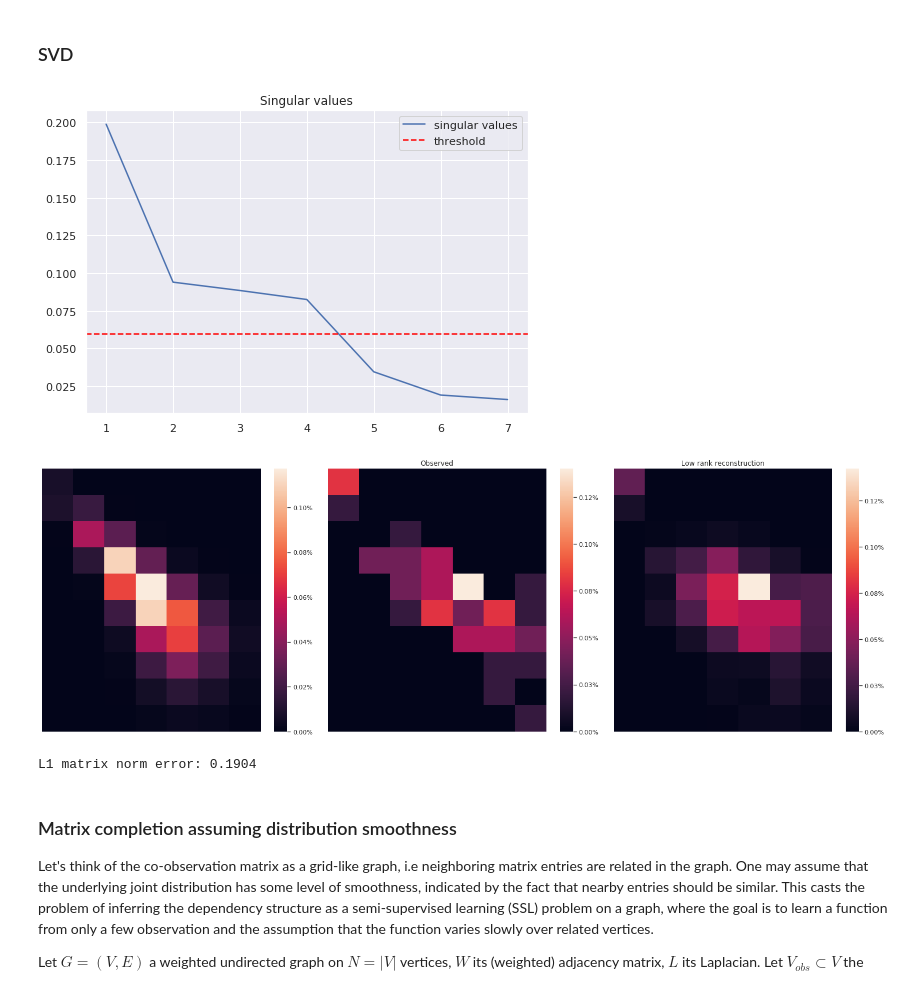
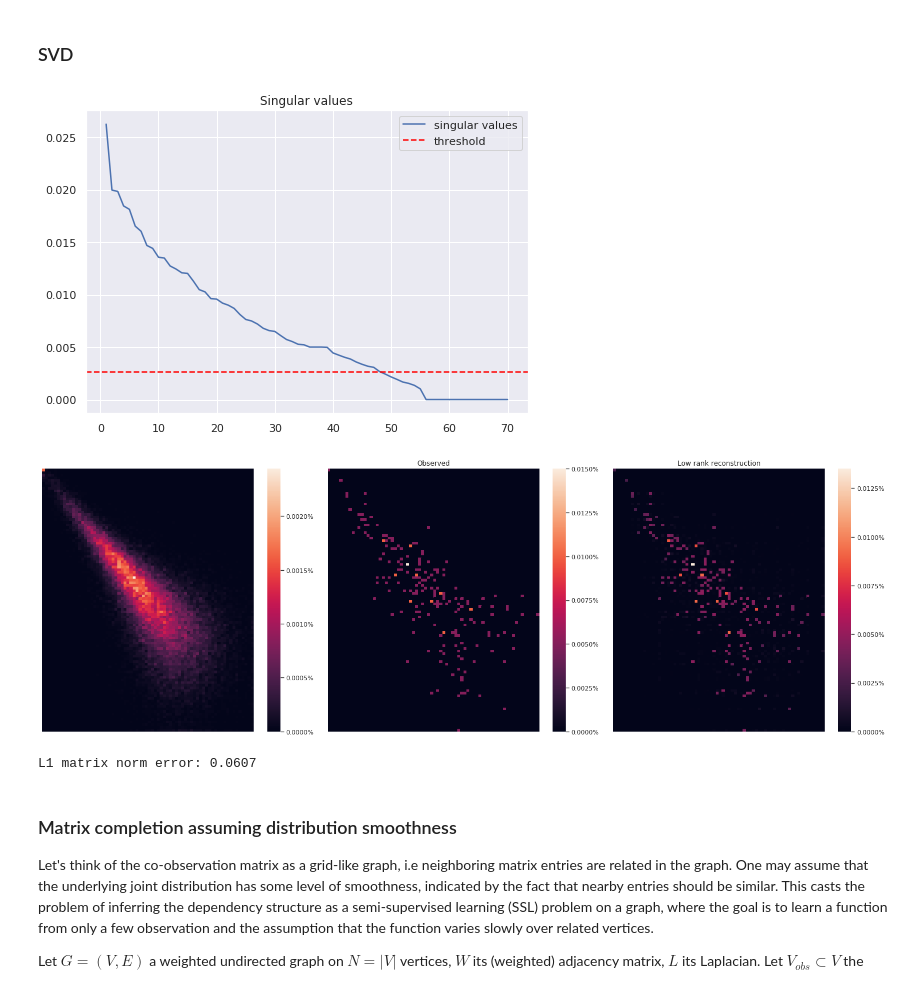
Before and after one commit to sauxpa/stochastic, a Jupyter notebook: examples/bivariate_copula_examples/joint_law_matrix_completion.ipynb, the cells around one changed output. Drawn from its saved outputs; the diff is of its cells as text; code cells hidden in the pictures.

```diff
--- a/examples/bivariate_copula_examples/joint_law_matrix_completion.ipynb
+++ b/examples/bivariate_copula_examples/joint_law_matrix_completion.ipynb
@@ -37,7 +37,7 @@ sigma_y = 1.0
 # Sample a large number of points for ground truth...
 N = int(5e4)
 # ... but observe only the first few
-n_obs = 50
+n_obs = 200
 
 X = np.random.normal(0, sigma_x, size=N)
 Y = np.random.normal(0, sigma_y, size=N)
@@ -111,8 +111,8 @@ with sns.axes_style('darkgrid'):
 
 To simulate discrete data, we bin the samples (as in a histogram).
 # %%
-n_bins_x = 10
-n_bins_y = 7
+n_bins_x = 100
+n_bins_y = 70
 
 H_ground_truth, _, _ = np.histogram2d(X_sim, Y_sim, bins=[n_bins_x, n_bins_y])
 H_ground_truth /= N
@@ -211,7 +211,7 @@ One approach is to leverage matrix completion (à la Netflix Prize), for instanc
 U, S, V = np.linalg.svd(H_obs, full_matrices=False)
 assert np.allclose((U @ np.diag(S)) @ V, H_obs)
 
-thresh = 0.3 * S[0]
+thresh = 0.1 * S[0]
 S_thresh = np.maximum(S - thresh, 0)
 H_complete = U @ np.diag(S_thresh) @ V
 
@@ -230,29 +230,29 @@ with sns.axes_style('darkgrid'):
     plt.tight_layout()
     plt.show()
 # %% [output]
-[figure, old version]
+[figure, new version]
 # %%
 fig, axes = plt.subplots(figsize=(21, 7), nrows=1, ncols=3)
 
 ax = axes[0]
-sns.heatmap(H_ground_truth, ax=ax, cbar_kws={'format': '%.2f%%'}, xticklabels=[], yticklabels=[])
+sns.heatmap(H_ground_truth, ax=ax, cbar_kws={'format': '%.4f%%'}, xticklabels=[], yticklabels=[])
 
 ax = axes[1]
-sns.heatmap(H_obs, ax=ax, cbar_kws={'format': '%.2f%%'}, xticklabels=[], yticklabels=[])
+sns.heatmap(H_obs, ax=ax, cbar_kws={'format': '%.4f%%'}, xticklabels=[], yticklabels=[])
 ax.set_title('Observed')
 
 ax = axes[2]
-sns.heatmap(H_complete, ax=ax, cbar_kws={'format': '%.2f%%'}, xticklabels=[], yticklabels=[])
+sns.heatmap(H_complete, ax=ax, cbar_kws={'format': '%.4f%%'}, xticklabels=[], yticklabels=[])
 ax.set_title('Low rank reconstruction')
 
 plt.tight_layout()
 plt.show()
 # %% [output]
-[figure, old version]
+[figure, new version]
 # %%
 print('L1 matrix norm error: {:.4f}'.format(np.linalg.norm(H_complete - H_ground_truth, ord=1)))
 # %% [output]
-L1 matrix norm error: 0.1904
+L1 matrix norm error: 0.0607
 # %% [markdown]
 ### Matrix completion assuming distribution smoothness
 
```
Also changed, not shown: parts of 9 cells of this notebook.
